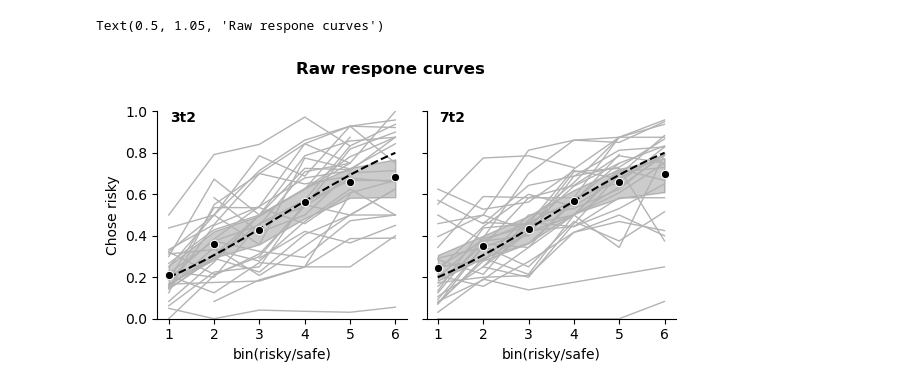
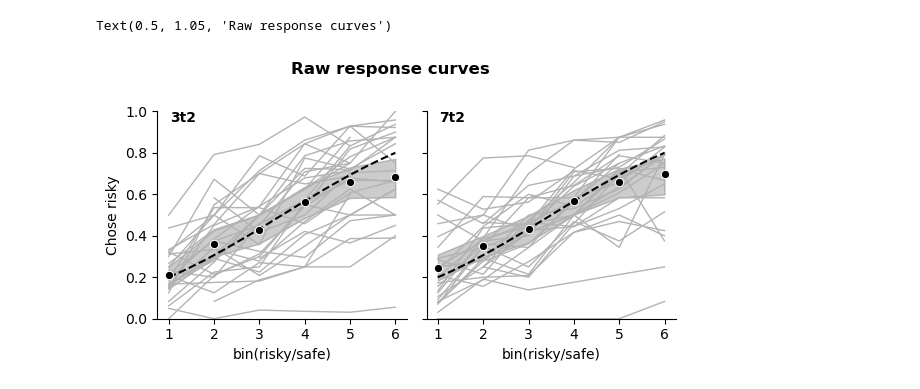
Before and after one commit to Gilles86/risk_experiment, a Jupyter notebook: risk_experiment/cogmodels/Raw behavior.ipynb, the cells around one changed output. Saved outputs shown, nothing was run; the diff lists cells and outputs as text; code cells hidden in the pictures.

```diff
--- a/risk_experiment/cogmodels/Raw behavior.ipynb
+++ b/risk_experiment/cogmodels/Raw behavior.ipynb
@@ -15,29 +15,29 @@ df = get_all_behavior(bids_folder='/data/ds-risk')
 # %%
 tmp = df.reset_index().groupby(['subject','session', 'bin(risky/safe)']).mean()
 
 g = sns.FacetGrid(data=tmp.reset_index(),col='session')
 sns.despine()
 plt.ylim(0, 1)
 x = np.linspace(1., 6., 50, True)
 
 # Iterate over each subplot to customize further
 for session, ax in g.axes_dict.items():
 
     # Add the title as an annotation within the plot
     ax.text(.05, .95, session, transform=ax.transAxes, fontweight="bold")
 
     # Plot every year's time series in the background
     sns.lineplot(
         data=tmp.xs(session, 0, 'session'), x="bin(risky/safe)", y="chose_risky", units="subject",
         estimator=None, color=".7", linewidth=1, ax=ax,
     )
 
     ax.plot(x, dist.cdf(x), c='k', ls='--')
 
 g.map(sns.lineplot, 'bin(risky/safe)', 'chose_risky', marker='o', color='k', linewidth=0.0)
 g.set_titles('')
 g.set(ylabel='Chose risky', xticks=range(1, 7))
-g.fig.suptitle('Raw respone curves', fontweight='bold', y=1.05)
+g.fig.suptitle('Raw response curves', fontweight='bold', y=1.05)
 # %% [output]
-Text(0.5, 1.05, 'Raw respone curves')
+Text(0.5, 1.05, 'Raw response curves')
-[figure, old version]
+[figure, new version]
```
Also changed, not shown: parts of 10 cells of this notebook.
